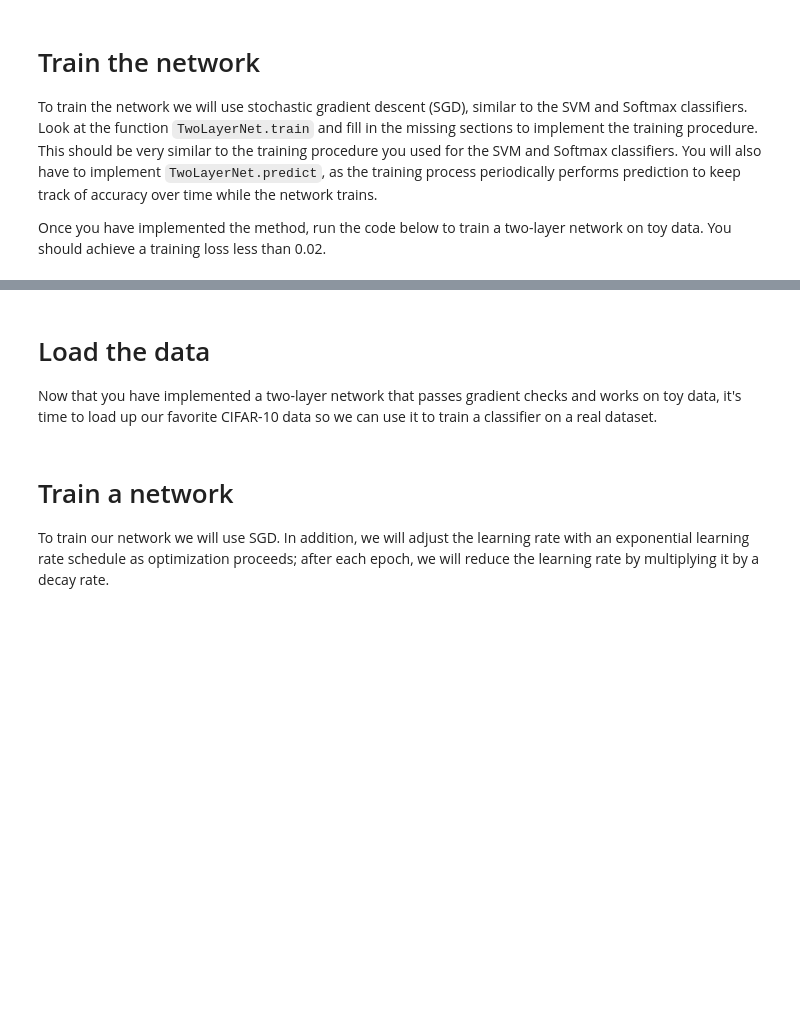
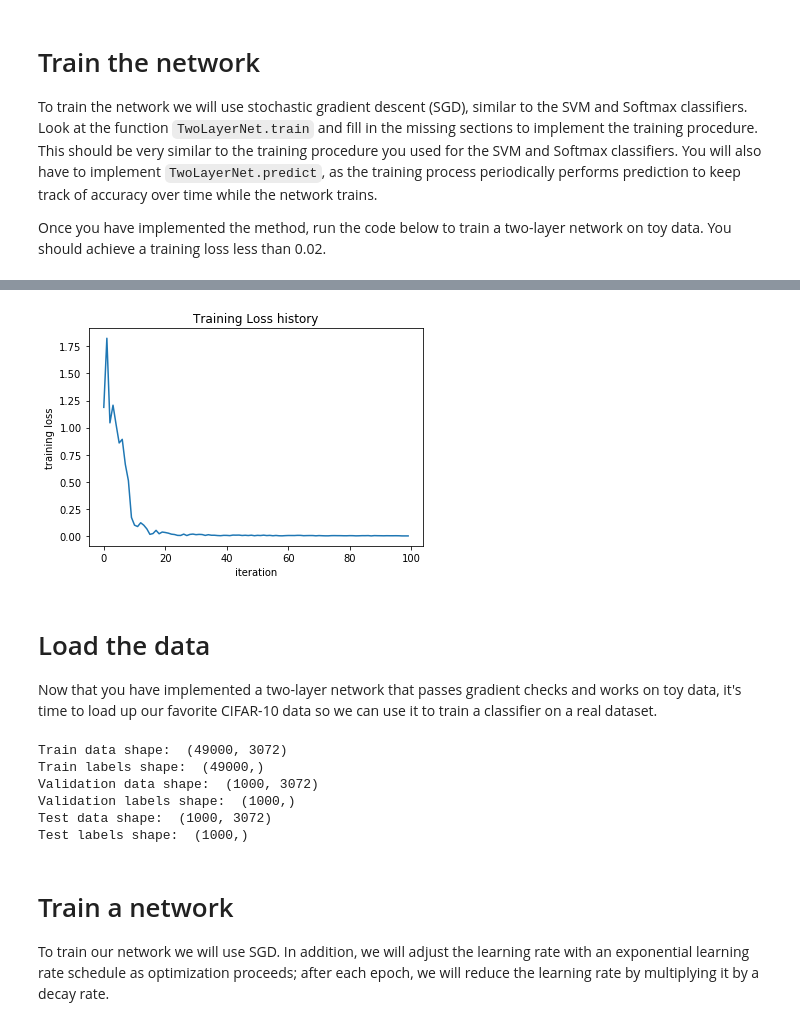
Before and after one commit to rafaelbidese/COMP6970-DeepLearning, a Jupyter notebook: assignment1/two_layer_net.ipynb, the cells around one changed output, grey strips where cells are left out. Drawn from its saved outputs; the diff is of its cells as text; code cells hidden in the pictures; blank space fills up the shorter version.

```diff
--- a/assignment1/two_layer_net.ipynb
+++ b/assignment1/two_layer_net.ipynb
@@ -127,7 +130,7 @@ Once you have implemented the method, run the code below to train a two-layer ne
 net = init_toy_model()
 stats = net.train(X, y, X, y,
             learning_rate=1e-1, reg=5e-6,
-            num_iters=100, verbose=False)
+            num_iters=100, batch_size=3, verbose=False)
 
 print('Final training loss: ', stats['loss_history'][-1])
 
@@ -137,3 +140,4 @@ plt.xlabel('iteration')
 plt.ylabel('training loss')
 plt.title('Training Loss history')
 plt.show()
+# %% [output]
@@ -140,3 +145,4 @@ plt.show()
+[figure, added]
 # %% [markdown]
 # Load the data
 Now that you have implemented a two-layer network that passes gradient checks and works on toy data, it's time to load up our favorite CIFAR-10 data so we can use it to train a classifier on a real dataset.
@@ -195,6 +201,13 @@ print('Validation data shape: ', X_val.shape)
 print('Validation labels shape: ', y_val.shape)
 print('Test data shape: ', X_test.shape)
 print('Test labels shape: ', y_test.shape)
+# %% [output]
+Train data shape:  (49000, 3072)
+Train labels shape:  (49000,)
+Validation data shape:  (1000, 3072)
+Validation labels shape:  (1000,)
+Test data shape:  (1000, 3072)
+Test labels shape:  (1000,)
 # %% [markdown]
 # Train a network
 To train our network we will use SGD. In addition, we will adjust the learning rate with an exponential learning rate schedule as optimization proceeds; after each epoch, we will reduce the learning rate by multiplying it by a decay rate.
```
Also changed, not shown: parts of 13 cells of this notebook, 1 other file.
